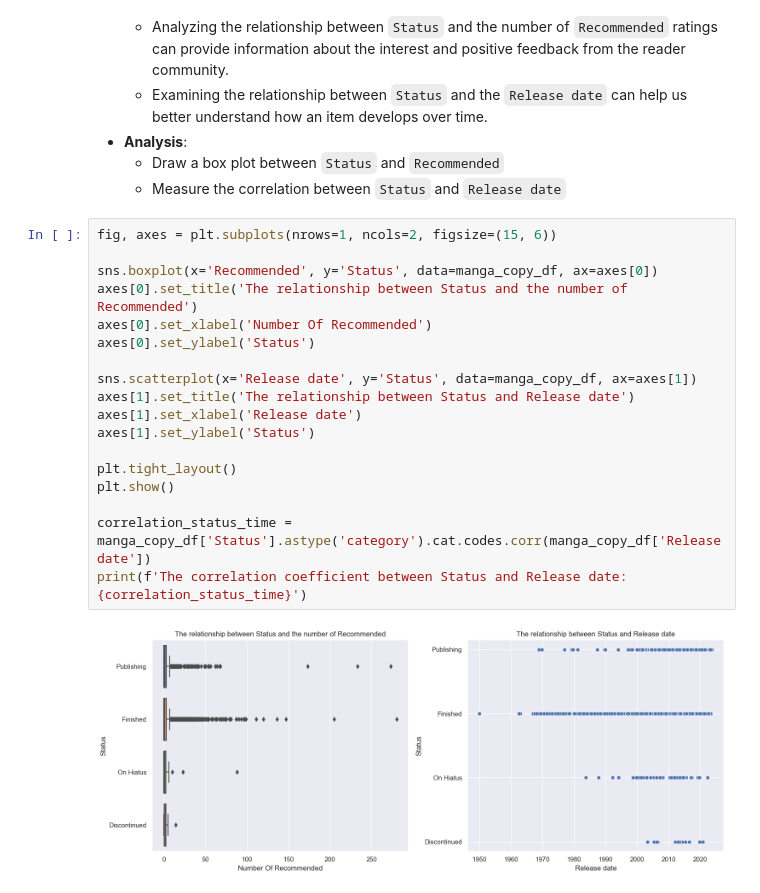
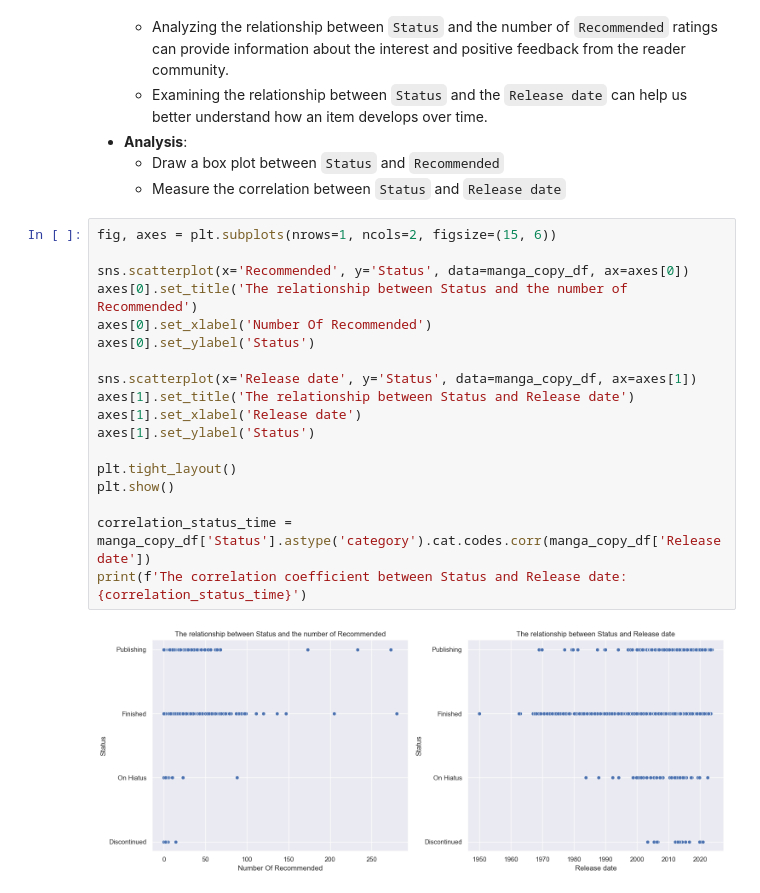
Before and after one commit to duongtruongbinh/IntroDS_FinalProject, a Jupyter notebook: src/Asking_Questions_and_Analyzing.ipynb, the cells around one changed output. Cells and saved outputs as stored; diff of their text form.

```diff
--- a/src/Asking_Questions_and_Analyzing.ipynb
+++ b/src/Asking_Questions_and_Analyzing.ipynb
@@ -257,20 +271,20 @@ plt.show()
 # %%
 fig, axes = plt.subplots(nrows=1, ncols=2, figsize=(15, 6))
 
-sns.boxplot(x='Recommended', y='Status', data=manga_copy_df, ax=axes[0])
+sns.scatterplot(x='Recommended', y='Status', data=manga_copy_df, ax=axes[0])
 axes[0].set_title('The relationship between Status and the number of Recommended')
 axes[0].set_xlabel('Number Of Recommended')
 axes[0].set_ylabel('Status')
 
 sns.scatterplot(x='Release date', y='Status', data=manga_copy_df, ax=axes[1])
 axes[1].set_title('The relationship between Status and Release date')
 axes[1].set_xlabel('Release date')
 axes[1].set_ylabel('Status')
 
 plt.tight_layout()
 plt.show()
 
 correlation_status_time = manga_copy_df['Status'].astype('category').cat.codes.corr(manga_copy_df['Release date'])
 print(f'The correlation coefficient between Status and Release date: {correlation_status_time}')
 # %% [output]
-[figure, old version]
+[figure, new version]
```
Also changed, not shown: parts of 6 cells of this notebook, 1 other file.
